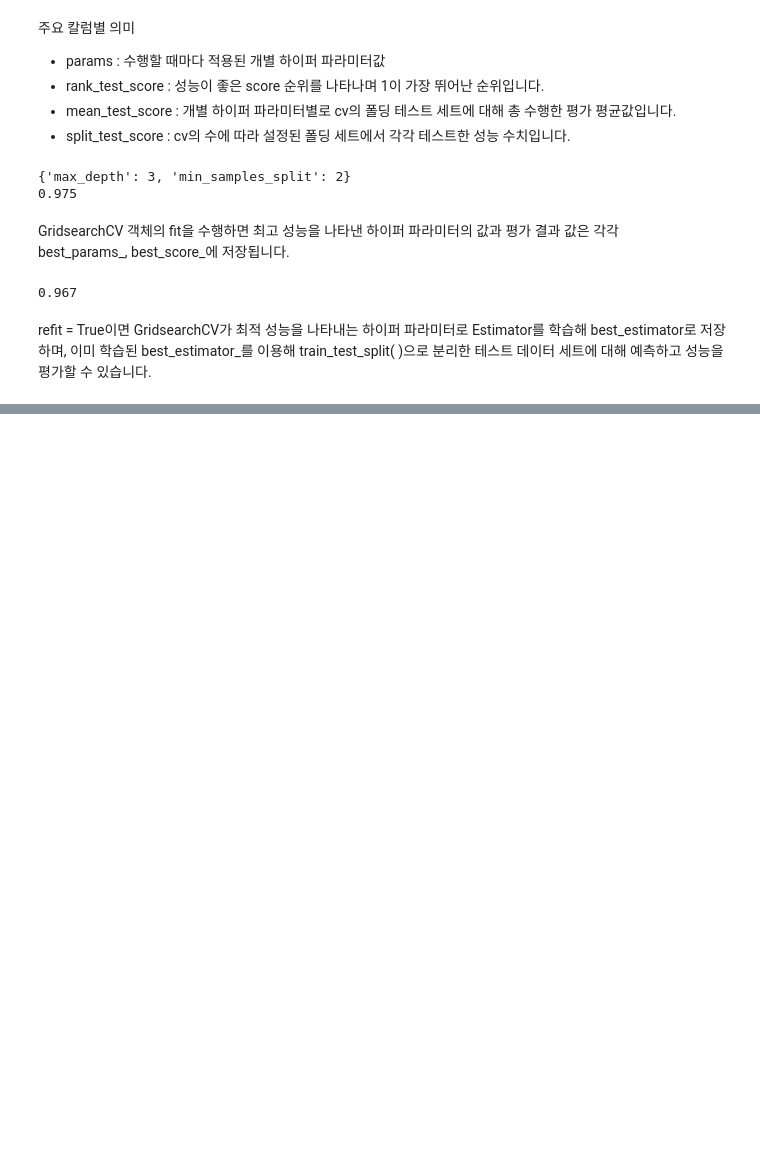
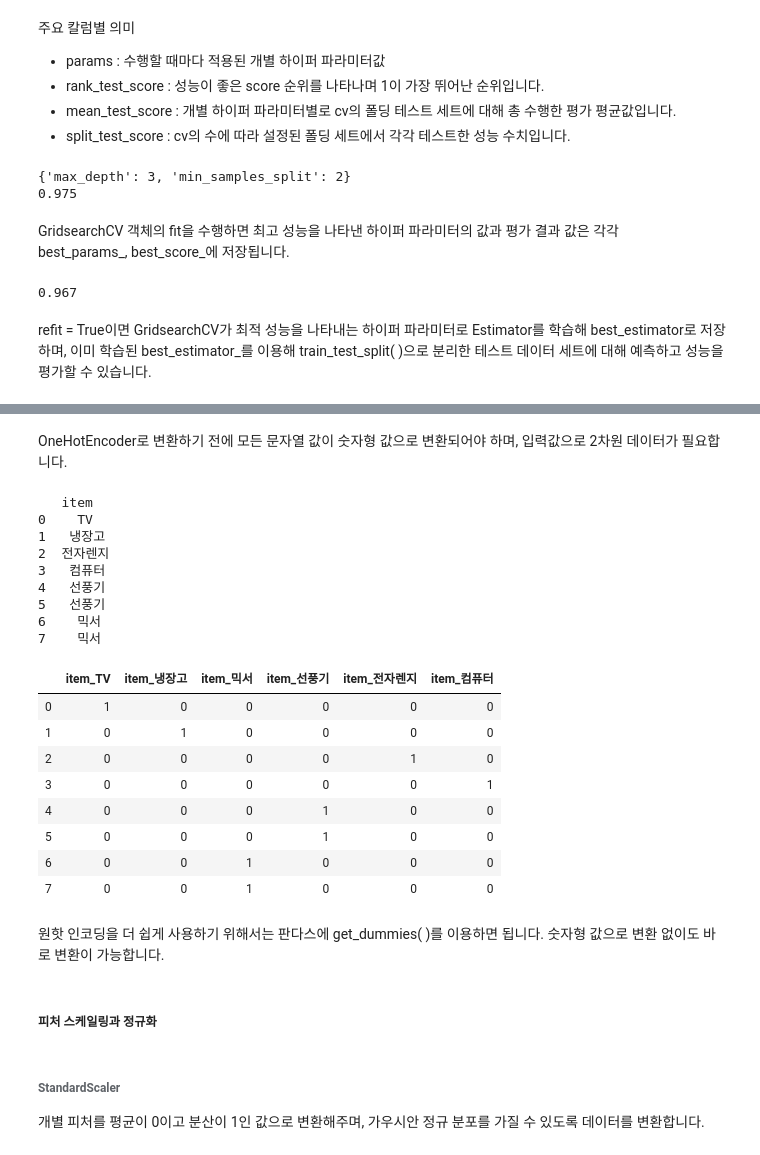
Before and after one commit to jeonprize/Machine_Learning, a Jupyter notebook: 사이킷런.ipynb, the cells around one changed output, grey strips where cells are left out. Drawn from its saved outputs; the diff is of its cells as text; code cells hidden in the pictures; blank space fills up the shorter version.

```diff
--- a/사이킷런.ipynb
+++ b/사이킷런.ipynb
@@ -500,0 +561,34 @@ refit = True이면 GridsearchCV가 최적 성능을 나타내는 하이퍼 파
+# %% [markdown]
+OneHotEncoder로 변환하기 전에 모든 문자열 값이 숫자형 값으로 변환되어야 하며, 입력값으로 2차원 데이터가 필요합니다.
+# %%
+import pandas as pd
+
+df = pd.DataFrame({'item':['TV','냉장고','전자렌지','컴퓨터','선풍기','선풍기','믹서','믹서'] })
+print(df)
+pd.get_dummies(df)
+# %% [output]
+   item
+0    TV
+1   냉장고
+2  전자렌지
+3   컴퓨터
+4   선풍기
+5   선풍기
+6    믹서
+7    믹서
+|  | item_TV | item_냉장고 | item_믹서 | item_선풍기 | item_전자렌지 | item_컴퓨터 |
+| 0 | 1 | 0 | 0 | 0 | 0 | 0 |
+| 1 | 0 | 1 | 0 | 0 | 0 | 0 |
+| 2 | 0 | 0 | 0 | 0 | 1 | 0 |
+| 3 | 0 | 0 | 0 | 0 | 0 | 1 |
+| 4 | 0 | 0 | 0 | 1 | 0 | 0 |
+| 5 | 0 | 0 | 0 | 1 | 0 | 0 |
+| 6 | 0 | 0 | 1 | 0 | 0 | 0 |
+| 7 | 0 | 0 | 1 | 0 | 0 | 0 |
+# %% [markdown]
+원핫 인코딩을 더 쉽게 사용하기 위해서는 판다스에 get_dummies( )를 이용하면 됩니다. 숫자형 값으로 변환 없이도 바로 변환이 가능합니다.
+# %% [markdown]
+##### 피처 스케일링과 정규화
+# %% [markdown]
+###### StandardScaler
+개별 피처를 평균이 0이고 분산이 1인 값으로 변환해주며, 가우시안 정규 분포를 가질 수 있도록 데이터를 변환합니다.
```
Also changed, not shown: parts of 14 cells of this notebook.
